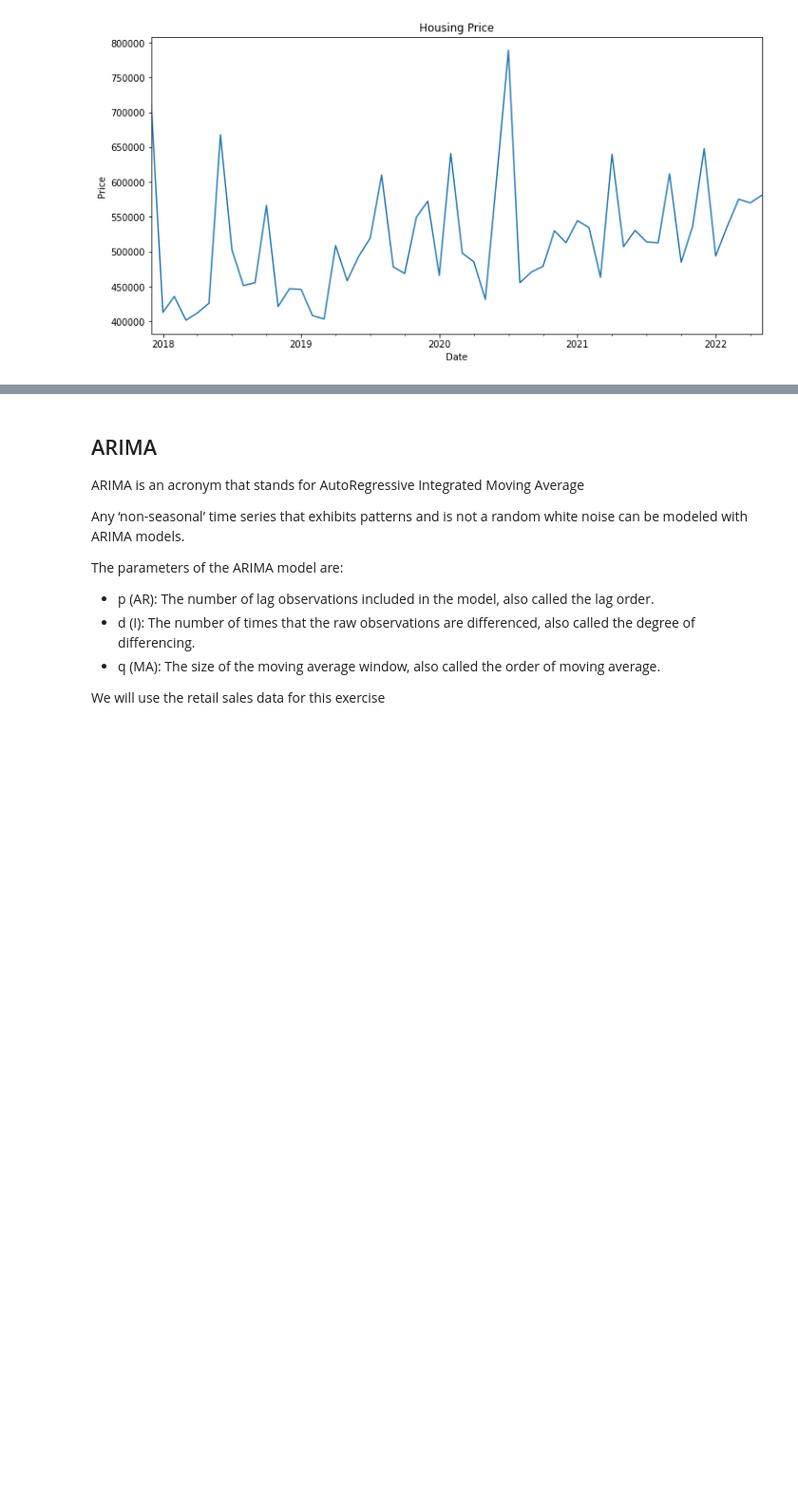
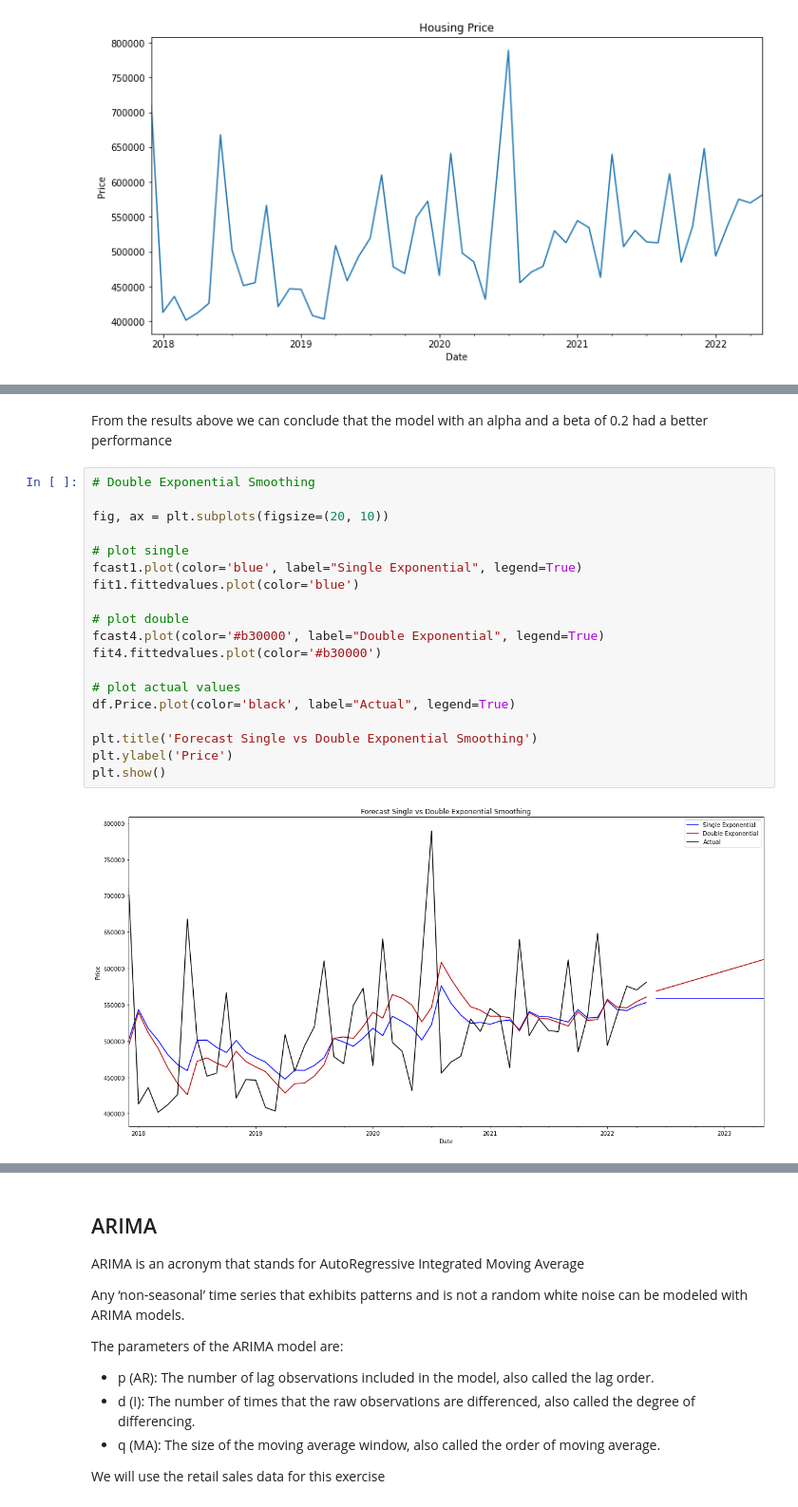
Before and after one commit to lm-friends/time_series, a Jupyter notebook: IoB Data Skills.ipynb, the cells around one changed output, grey strips where cells are left out. Shown: that part at 95% size. Saved outputs shown, nothing was run; the diff lists cells and outputs as text; blank space fills up the shorter version.

```diff
--- a/IoB Data Skills.ipynb
+++ b/IoB Data Skills.ipynb
@@ -171,0 +230,23 @@ plt.show()
+# %% [markdown]
+From the results above we can conclude that the model with an alpha and a beta of 0.2 had a better performance
+# %%
+# Double Exponential Smoothing
+
+fig, ax = plt.subplots(figsize=(20, 10))
+
+# plot single
+fcast1.plot(color='blue', label="Single Exponential", legend=True)
+fit1.fittedvalues.plot(color='blue')
+
+# plot double
+fcast4.plot(color='#b30000', label="Double Exponential", legend=True)
+fit4.fittedvalues.plot(color='#b30000')
+
+# plot actual values
+df.Price.plot(color='black', label="Actual", legend=True)
+
+plt.title('Forecast Single vs Double Exponential Smoothing')
+plt.ylabel('Price')
+plt.show()
+# %% [output]
+[figure, added]
```
Also changed, not shown: parts of 32 cells of this notebook.
